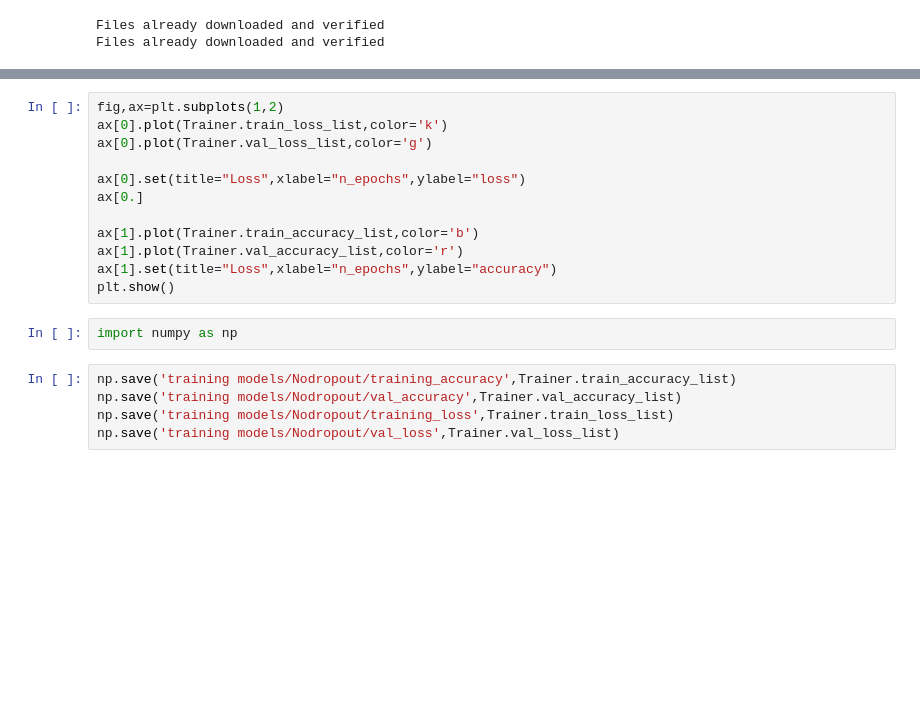
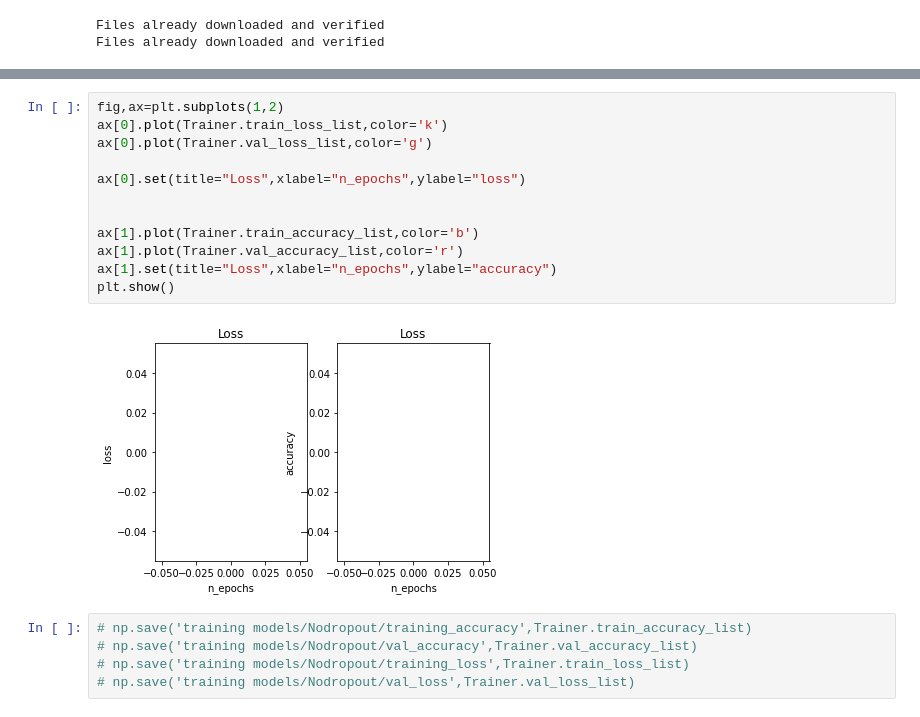
Before and after one commit to Pliploop/ConvNN_From_Scratch, a Jupyter notebook: notebooks/Jnet.ipynb, the cells around one changed output, grey strips where cells are left out. Drawn from its saved outputs; the diff is of its cells as text; blank space fills up the shorter version.

```diff
--- a/notebooks/Jnet.ipynb
+++ b/notebooks/Jnet.ipynb
@@ -26,19 +33,19 @@ cuda:0
 # %%
 fig,ax=plt.subplots(1,2)
 ax[0].plot(Trainer.train_loss_list,color='k')
 ax[0].plot(Trainer.val_loss_list,color='g')
 
 ax[0].set(title="Loss",xlabel="n_epochs",ylabel="loss")
-ax[0.]
+
 
 ax[1].plot(Trainer.train_accuracy_list,color='b')
 ax[1].plot(Trainer.val_accuracy_list,color='r')
 ax[1].set(title="Loss",xlabel="n_epochs",ylabel="accuracy")
 plt.show()
+# %% [output]
+[figure, added]
-# %%
-import numpy as np
 # %%
-np.save('training models/Nodropout/training_accuracy',Trainer.train_accuracy_list)
-np.save('training models/Nodropout/val_accuracy',Trainer.val_accuracy_list)
-np.save('training models/Nodropout/training_loss',Trainer.train_loss_list)
-np.save('training models/Nodropout/val_loss',Trainer.val_loss_list)
+# np.save('training models/Nodropout/training_accuracy',Trainer.train_accuracy_list)
+# np.save('training models/Nodropout/val_accuracy',Trainer.val_accuracy_list)
+# np.save('training models/Nodropout/training_loss',Trainer.train_loss_list)
+# np.save('training models/Nodropout/val_loss',Trainer.val_loss_list)
```
Also changed, not shown: parts of 5 cells of this notebook, 6 other files.
